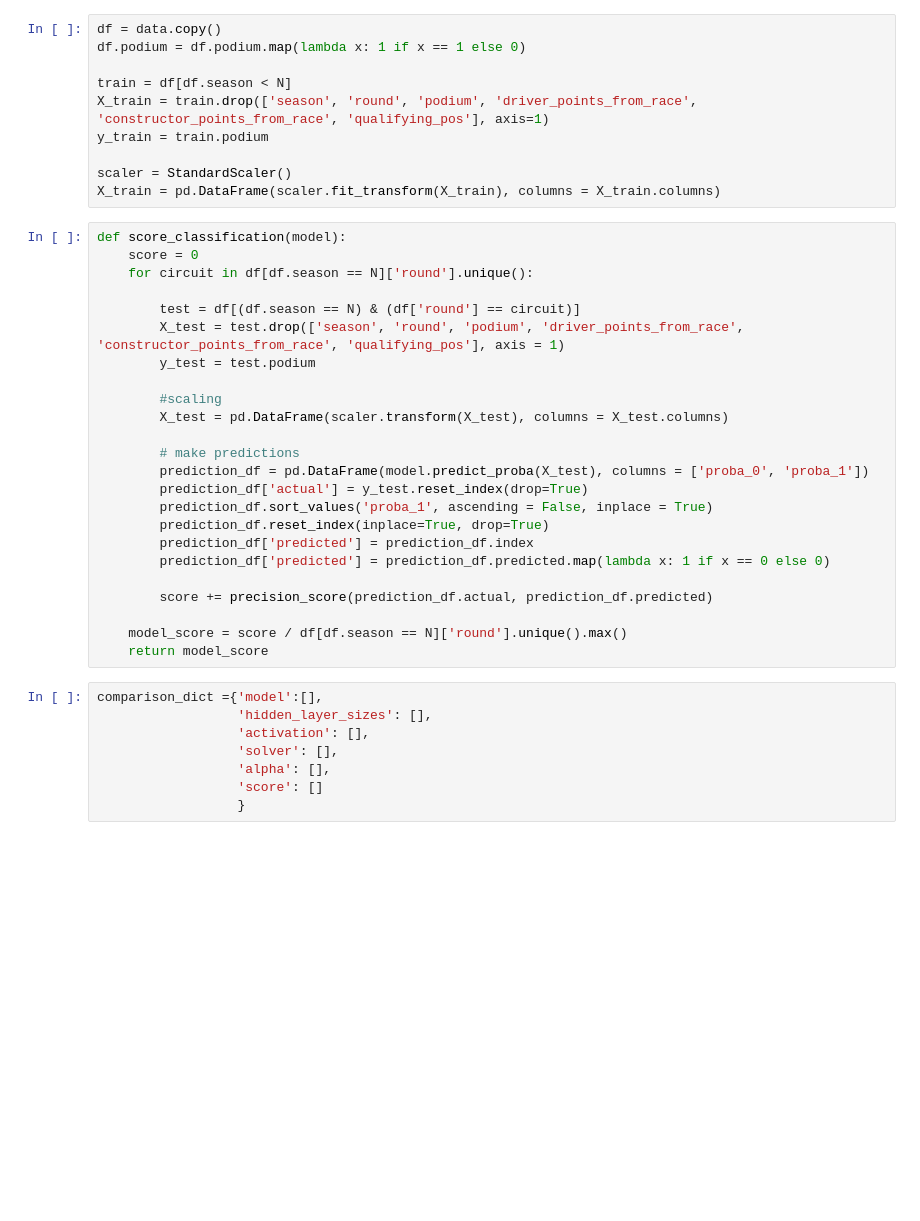
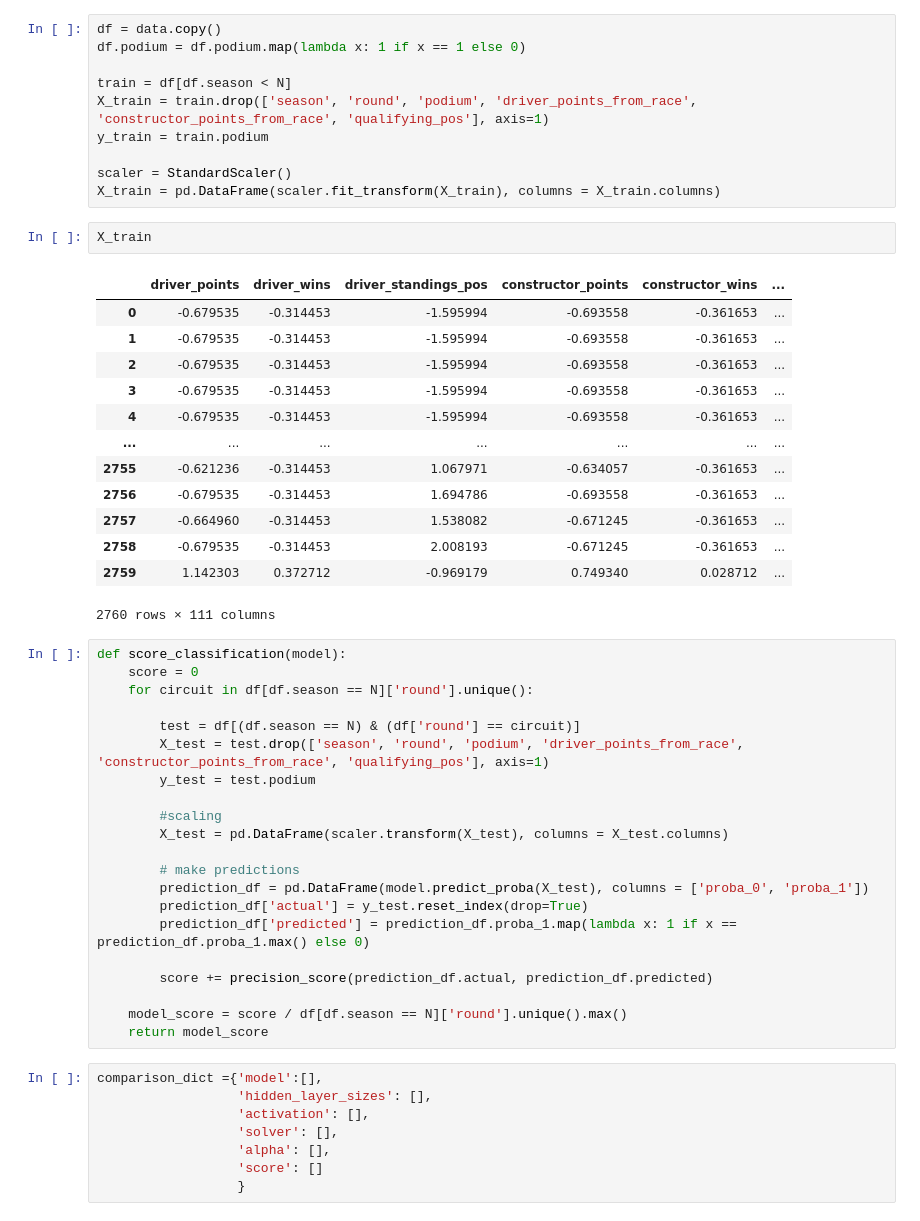
Before and after one commit to ollyjc99/f1-analytics, a Jupyter notebook: data modelling/parameter-testing/NeuralNetworkClassifier.ipynb, the cells around one changed output. Drawn from its saved outputs; the diff is of its cells as text; blank space fills up the shorter version.

```diff
--- a/data modelling/parameter-testing/NeuralNetworkClassifier.ipynb
+++ b/data modelling/parameter-testing/NeuralNetworkClassifier.ipynb
@@ -47,13 +47,29 @@ y_train = train.podium
 
 scaler = StandardScaler()
 X_train = pd.DataFrame(scaler.fit_transform(X_train), columns = X_train.columns)
+# %%
+X_train
+# %% [output]
+|  | driver_points | driver_wins | driver_standings_pos | constructor_points | constructor_wins | ... |
+| 0 | -0.679535 | -0.314453 | -1.595994 | -0.693558 | -0.361653 | ... |
+| 1 | -0.679535 | -0.314453 | -1.595994 | -0.693558 | -0.361653 | ... |
+| 2 | -0.679535 | -0.314453 | -1.595994 | -0.693558 | -0.361653 | ... |
+| 3 | -0.679535 | -0.314453 | -1.595994 | -0.693558 | -0.361653 | ... |
+| 4 | -0.679535 | -0.314453 | -1.595994 | -0.693558 | -0.361653 | ... |
+| ... | ... | ... | ... | ... | ... | ... |
+| 2755 | -0.621236 | -0.314453 | 1.067971 | -0.634057 | -0.361653 | ... |
+| 2756 | -0.679535 | -0.314453 | 1.694786 | -0.693558 | -0.361653 | ... |
+| 2757 | -0.664960 | -0.314453 | 1.538082 | -0.671245 | -0.361653 | ... |
+| 2758 | -0.679535 | -0.314453 | 2.008193 | -0.671245 | -0.361653 | ... |
+| 2759 | 1.142303 | 0.372712 | -0.969179 | 0.749340 | 0.028712 | ... |
+2760 rows × 111 columns
 # %%
 def score_classification(model):
     score = 0
     for circuit in df[df.season == N]['round'].unique():
 
         test = df[(df.season == N) & (df['round'] == circuit)]
-        X_test = test.drop(['season', 'round', 'podium', 'driver_points_from_race', 'constructor_points_from_race', 'qualifying_pos'], axis = 1)
+        X_test = test.drop(['season', 'round', 'podium', 'driver_points_from_race', 'constructor_points_from_race', 'qualifying_pos'], axis=1)
         y_test = test.podium
 
         #scaling
@@ -62,10 +78,7 @@ def score_classification(model):
         # make predictions
         prediction_df = pd.DataFrame(model.predict_proba(X_test), columns = ['proba_0', 'proba_1'])
         prediction_df['actual'] = y_test.reset_index(drop=True)
-        prediction_df.sort_values('proba_1', ascending = False, inplace = True)
-        prediction_df.reset_index(inplace=True, drop=True)
-        prediction_df['predicted'] = prediction_df.index
-        prediction_df['predicted'] = prediction_df.predicted.map(lambda x: 1 if x == 0 else 0)
+        prediction_df['predicted'] = prediction_df.proba_1.map(lambda x: 1 if x == prediction_df.proba_1.max() else 0)
 
         score += precision_score(prediction_df.actual, prediction_df.predicted)
 
```
Also changed, not shown: parts of 3 cells of this notebook, 1 other file.
